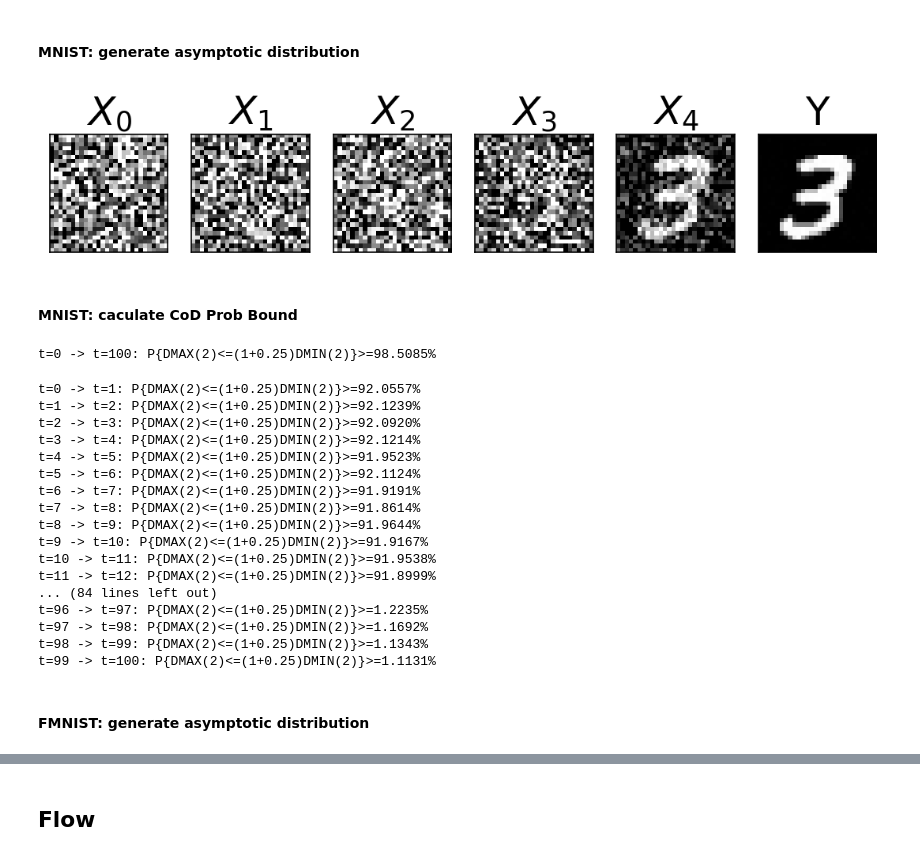
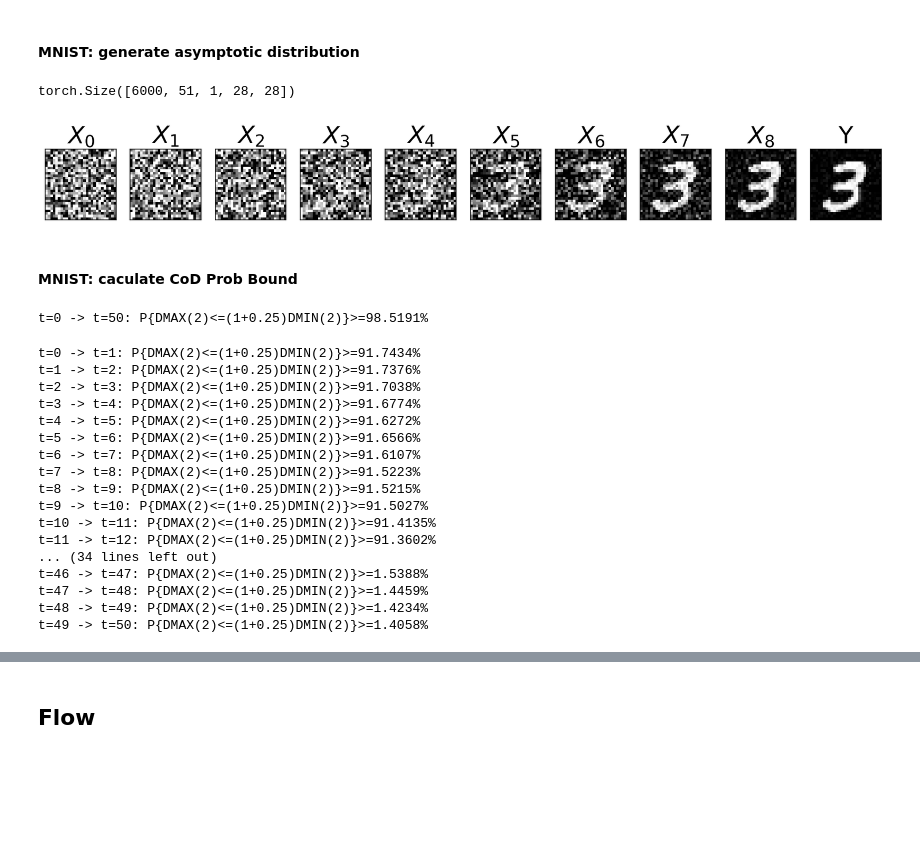
Before and after one commit to ZephyrZhang3/asymot, a Jupyter notebook: main.ipynb, the cells around one changed output, grey strips where cells are left out. Cells and saved outputs as stored; diff of their text form; code cells hidden in the pictures; blank space fills up the shorter version.

Commit message:
plot

```diff
--- a/main.ipynb
+++ b/main.ipynb
@@ -37,7 +35,7 @@ DATASET, DATASET_PATH = "fmnist2mnist", "./data/"
 IMG_SIZE = 28
 
 # the step number adding noise in diffusion process
-DIFFUSION_STEPS = 100
+DIFFUSION_STEPS = 50
 SCHEDULER = DDIMScheduler(num_train_timesteps=DIFFUSION_STEPS)
 # All hyperparameters below is set to the values used for the experiments, which discribed in the article
 EPSILON = 0.25
@@ -152,16 +233,20 @@ asymptotic_dataset = y_path_list.transpose(0, 1)
+# %%
+y_path_list.shape
+# %% [output]
+torch.Size([6000, 51, 1, 28, 28])
 # %%
 plot_path(
-    y_path_list[0][[0, 19, 39, 59, 79, 99]],
+    y_path_list[0][[i for i in range(0, DIFFUSION_STEPS, DIFFUSION_STEPS // 10)]],
     gray=GRAY_PLOTS,
 )
 # %% [output]
-[figure, old version]
+[figure, new version]
 # %% [markdown]
 #### MNIST: caculate CoD Prob Bound
 # %%
 Q_point_indices = np.random.choice(y_path_list.shape[0], 100, replace=False)
-Q_point_dataset = asymptotic_dataset[0][Q_point_indices]
-T_point_dataset = asymptotic_dataset[-1]
+Q_point_dataset = g2y_asymptotic_dataset[0][Q_point_indices]
+T_point_dataset = g2y_asymptotic_dataset[-1]
 
 prob_bound_list = []
 for Q_point in Q_point_dataset:
@@ -174,18 +259,18 @@ for Q_point in Q_point_dataset:
     )
     prob_bound_list.append(prob_bound)
 prob_bound_list = np.array(prob_bound_list)
-g2y_prob_bound = prob_bound_list.mean()
+g2y_ddim_prob_bound = prob_bound_list.mean()
 
 print(
-    f"t={0} -> t={asymptotic_dataset.shape[0]-1}: P{{DMAX({N})<=(1+{EPSILON})DMIN({N})}}>={g2y_prob_bound:.4%}"
+    f"t={0} -> t={g2y_asymptotic_dataset.shape[0]-1}: P{{DMAX({N})<=(1+{EPSILON})DMIN({N})}}>={g2y_ddim_prob_bound:.4%}"
 )
 # %% [output]
-t=0 -> t=100: P{DMAX(2)<=(1+0.25)DMIN(2)}>=98.5085%
+t=0 -> t=50: P{DMAX(2)<=(1+0.25)DMIN(2)}>=98.5191%
 # %%
 g2y_ddim_prob_bound_list = []
-for t in range(asymptotic_dataset.shape[0] - 1):
-    Q_point_dataset = asymptotic_dataset[t][Q_point_indices]
-    T_point_dataset = asymptotic_dataset[t + 1]
+for t in range(g2y_asymptotic_dataset.shape[0] - 1):
+    Q_point_dataset = g2y_asymptotic_dataset[t][Q_point_indices]
+    T_point_dataset = g2y_asymptotic_dataset[t + 1]
 
     # plot_data_point(Q_point)
     prob_bound_list = []
@@ -204,22 +289,20 @@ for t in range(asymptotic_dataset.shape[0] - 1):
 
     g2y_ddim_prob_bound_list.append(prob_bound)
 # %% [output]
-t=0 -> t=1: P{DMAX(2)<=(1+0.25)DMIN(2)}>=92.0557%
-t=1 -> t=2: P{DMAX(2)<=(1+0.25)DMIN(2)}>=92.1239%
-t=2 -> t=3: P{DMAX(2)<=(1+0.25)DMIN(2)}>=92.0920%
-t=3 -> t=4: P{DMAX(2)<=(1+0.25)DMIN(2)}>=92.1214%
-t=4 -> t=5: P{DMAX(2)<=(1+0.25)DMIN(2)}>=91.9523%
-t=5 -> t=6: P{DMAX(2)<=(1+0.25)DMIN(2)}>=92.1124%
-t=6 -> t=7: P{DMAX(2)<=(1+0.25)DMIN(2)}>=91.9191%
-t=7 -> t=8: P{DMAX(2)<=(1+0.25)DMIN(2)}>=91.8614%
-t=8 -> t=9: P{DMAX(2)<=(1+0.25)DMIN(2)}>=91.9644%
-t=9 -> t=10: P{DMAX(2)<=(1+0.25)DMIN(2)}>=91.9167%
-t=10 -> t=11: P{DMAX(2)<=(1+0.25)DMIN(2)}>=91.9538%
-t=11 -> t=12: P{DMAX(2)<=(1+0.25)DMIN(2)}>=91.8999%
-... (84 lines left out)
-t=96 -> t=97: P{DMAX(2)<=(1+0.25)DMIN(2)}>=1.2235%
-t=97 -> t=98: P{DMAX(2)<=(1+0.25)DMIN(2)}>=1.1692%
-t=98 -> t=99: P{DMAX(2)<=(1+0.25)DMIN(2)}>=1.1343%
-t=99 -> t=100: P{DMAX(2)<=(1+0.25)DMIN(2)}>=1.1131%
+t=0 -> t=1: P{DMAX(2)<=(1+0.25)DMIN(2)}>=91.7434%
+t=1 -> t=2: P{DMAX(2)<=(1+0.25)DMIN(2)}>=91.7376%
+t=2 -> t=3: P{DMAX(2)<=(1+0.25)DMIN(2)}>=91.7038%
+t=3 -> t=4: P{DMAX(2)<=(1+0.25)DMIN(2)}>=91.6774%
+t=4 -> t=5: P{DMAX(2)<=(1+0.25)DMIN(2)}>=91.6272%
+t=5 -> t=6: P{DMAX(2)<=(1+0.25)DMIN(2)}>=91.6566%
+t=6 -> t=7: P{DMAX(2)<=(1+0.25)DMIN(2)}>=91.6107%
+t=7 -> t=8: P{DMAX(2)<=(1+0.25)DMIN(2)}>=91.5223%
+t=8 -> t=9: P{DMAX(2)<=(1+0.25)DMIN(2)}>=91.5215%
+t=9 -> t=10: P{DMAX(2)<=(1+0.25)DMIN(2)}>=91.5027%
+t=10 -> t=11: P{DMAX(2)<=(1+0.25)DMIN(2)}>=91.4135%
+t=11 -> t=12: P{DMAX(2)<=(1+0.25)DMIN(2)}>=91.3602%
+... (34 lines left out)
+t=46 -> t=47: P{DMAX(2)<=(1+0.25)DMIN(2)}>=1.5388%
+t=47 -> t=48: P{DMAX(2)<=(1+0.25)DMIN(2)}>=1.4459%
+t=48 -> t=49: P{DMAX(2)<=(1+0.25)DMIN(2)}>=1.4234%
+t=49 -> t=50: P{DMAX(2)<=(1+0.25)DMIN(2)}>=1.4058%
-# %% [markdown]
-#### FMNIST: generate asymptotic distribution
```
Also changed, not shown: parts of 23 cells of this notebook, 2 other files.
